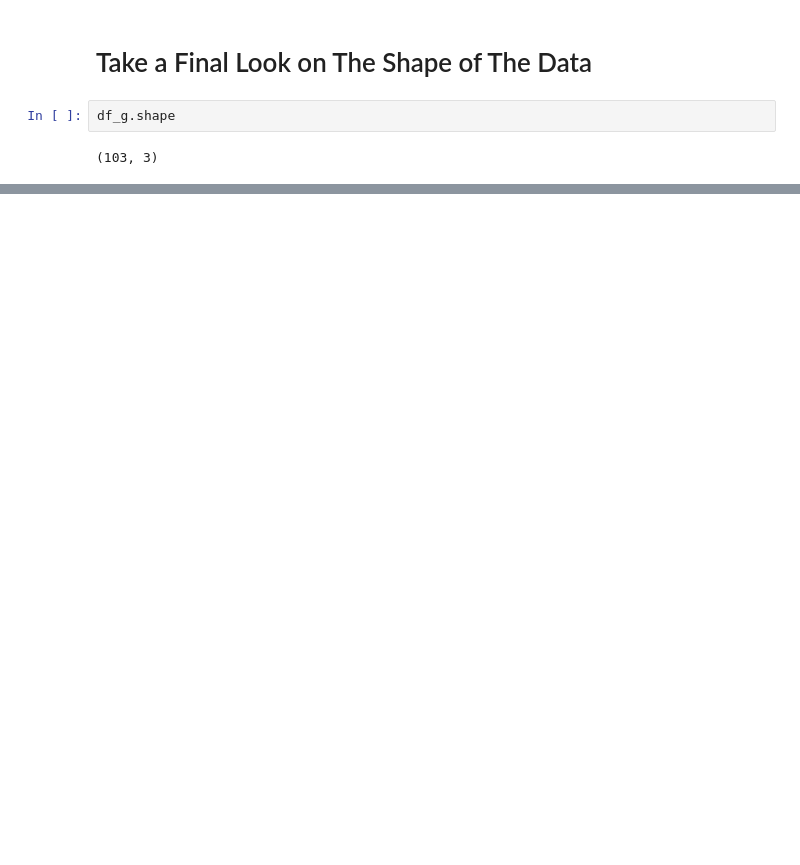
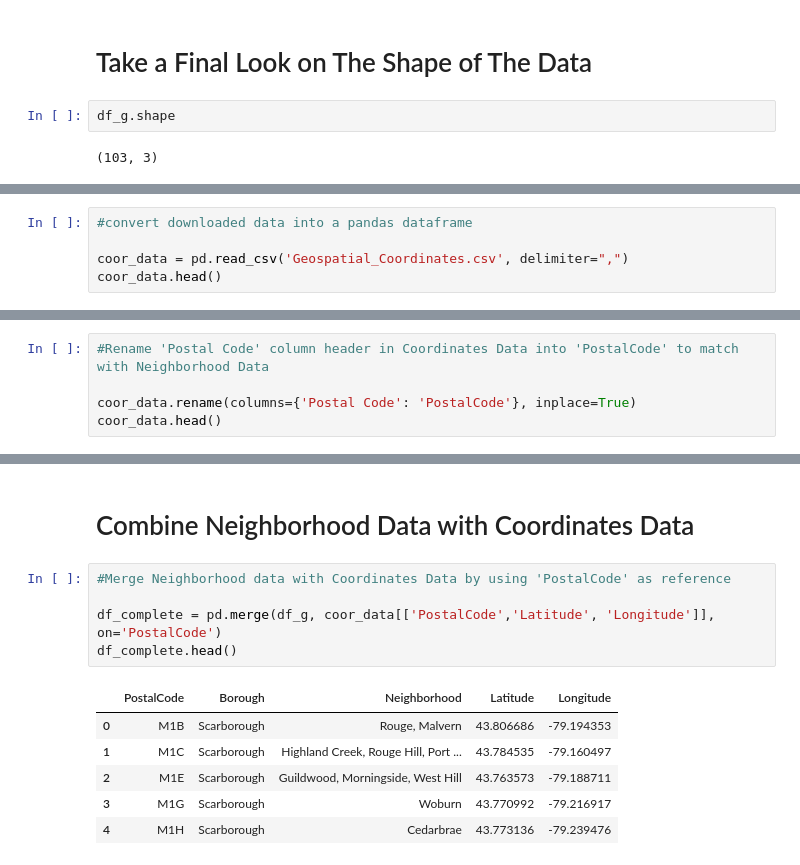
Before and after one commit to rizkynoviantop/Coursera_Capstone, a Jupyter notebook: IBM Capstone Project - Week 3.ipynb, the cells around one changed output, grey strips where cells are left out. Saved outputs shown, nothing was run; the diff lists cells and outputs as text; blank space fills up the shorter version.

```diff
--- a/IBM Capstone Project - Week 3.ipynb
+++ b/IBM Capstone Project - Week 3.ipynb
@@ -206,0 +216,5 @@ df_g.shape
+# %%
+#convert downloaded data into a pandas dataframe
+
+coor_data = pd.read_csv('Geospatial_Coordinates.csv', delimiter=",")
+coor_data.head()
@@ -206,0 +228,5 @@ df_g.shape
+# %%
+#Rename 'Postal Code' column header in Coordinates Data into 'PostalCode' to match with Neighborhood Data
+
+coor_data.rename(columns={'Postal Code': 'PostalCode'}, inplace=True)
+coor_data.head()
@@ -206,0 +240,14 @@ df_g.shape
+# %% [markdown]
+# Combine Neighborhood Data with Coordinates Data
+# %%
+#Merge Neighborhood data with Coordinates Data by using 'PostalCode' as reference
+
+df_complete = pd.merge(df_g, coor_data[['PostalCode','Latitude', 'Longitude']], on='PostalCode')
+df_complete.head()
+# %% [output]
+|  | PostalCode | Borough | Neighborhood | Latitude | Longitude |
+| 0 | M1B | Scarborough | Rouge, Malvern | 43.806686 | -79.194353 |
+| 1 | M1C | Scarborough | Highland Creek, Rouge Hill, Port ... | 43.784535 | -79.160497 |
+| 2 | M1E | Scarborough | Guildwood, Morningside, West Hill | 43.763573 | -79.188711 |
+| 3 | M1G | Scarborough | Woburn | 43.770992 | -79.216917 |
+| 4 | M1H | Scarborough | Cedarbrae | 43.773136 | -79.239476 |
```
Also changed, not shown: parts of 7 cells of this notebook.
